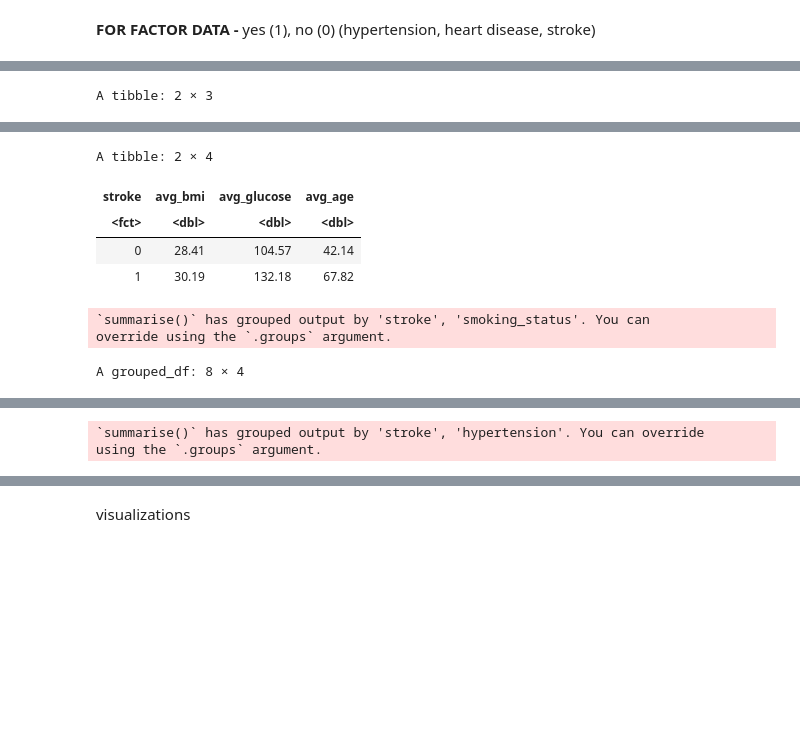
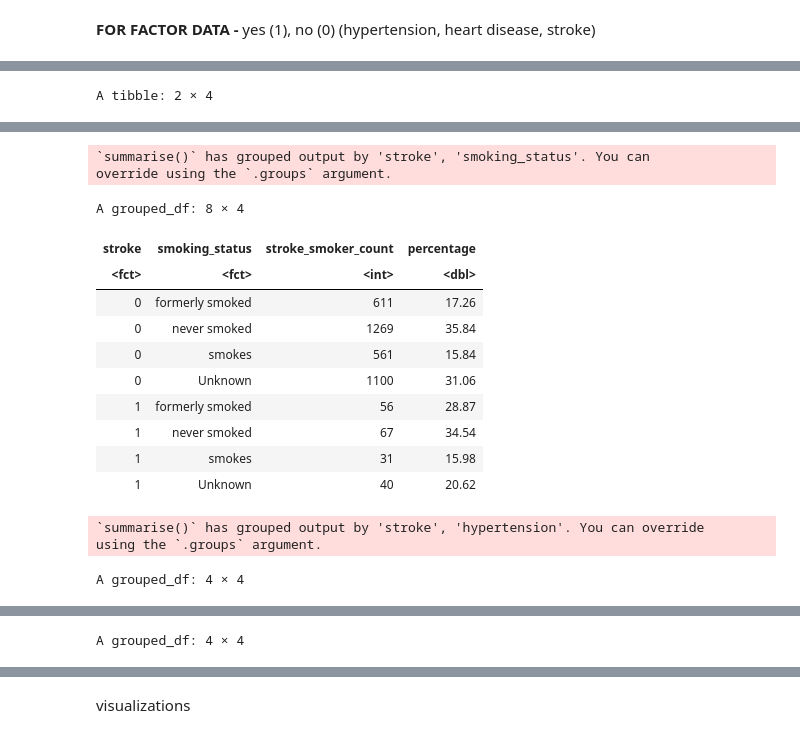
Before and after one commit to inigogrch/dsci-100-2022w2-group-29-section-007, a Jupyter notebook: project-code.ipynb, the cells around one changed output, grey strips where cells are left out. Saved outputs shown, nothing was run; the diff lists cells and outputs as text; code cells hidden in the pictures; blank space fills up the shorter version.

```diff
--- a/project-code.ipynb
+++ b/project-code.ipynb
@@ -63,7 +37,6 @@ A spec_tbl_df: 4981 × 11
 # changing chr data to categorical data (gender, smoking status, work type, residence type, hypertension, heart disease)
 # removing ever_married column
 # changed Residence_type and bmi column names
-
 brainstroke_data_v1 <- brainstroke_data |>
     mutate(across(c(gender, hypertension:Residence_type, smoking_status:stroke),
                   as_factor)) |>
@@ -72,13 +45,18 @@ brainstroke_data_v1 <- brainstroke_data |>
 colnames(brainstroke_data_v1)[6] <- 'residence_type'
 colnames(brainstroke_data_v1)[8] <- 'body_mass_index'
 
-brainstroke_data_v1
+
+# checking for missing data
+not_available <- brainstroke_data_v1 |>
+    summarize(across(everything(), ~ sum(is.na(.))))
+not_available
 
 
-# checking possible values for gender, work type, residence type, and smoking status
+# splitting into training/testing data set (75%:25% proportions)
+brainstroke_split <- initial_split(brainstroke_data_v1, prop = 0.75, strata = stroke)
 
-unique(brainstroke_data_v1$gender)
-unique(brainstroke_data_v1$work_type)
-unique(brainstroke_data_v1$residence_type)
-unique(brainstroke_data_v1$smoking_status)
+brainstroke_training <- training(brainstroke_split)
+brainstroke_testing <- testing(brainstroke_split)
+
+brainstroke_training
 # %% [output]
@@ -105,36 +79,31 @@ Levels: formerly smoked never smoked smokes Unknown
 # %% [markdown]
 <b> FOR FACTOR DATA - </b> yes (1), no (0) (hypertension, heart disease, stroke)
 # %%
-#####
+##### summaries on training data
 # creating objects for number of observations and number of those with/without stroke
-total_obs <- nrow(brainstroke_data_v1)
-no_stroke_obs <- nrow(filter(brainstroke_data_v1, stroke == 0))
-stroke_obs <- nrow(filter(brainstroke_data_v1, stroke == 1))
+total_obs <- nrow(brainstroke_training)
+no_stroke_obs <- nrow(filter(brainstroke_training, stroke == 0))
+stroke_obs <- nrow(filter(brainstroke_training, stroke == 1))
 
 
 #####
-# 1. Summarized table 1: check for missing data
-not_available <- brainstroke_data_v1 |>
-    summarize(across(everything(), ~ sum(is.na(.))))
-not_available
-
-# 2. Summarized table 2: stroke counts and proportions
-stroke_proportions <- brainstroke_data_v1 |>
+# 1. Summarized table 1: stroke counts and proportions
+stroke_proportions <- brainstroke_training |>
     group_by(stroke) |>
     summarize(stroke_count = n(),
               percentage = round((stroke_count / total_obs) * 100, 2))
 stroke_proportions
 
-# 3. Summarized table 3: average bmi, glucose level, and age of those with/without stroke
-stroke_bmi_gluc_age_avg <- brainstroke_data_v1 |>
+# 2. Summarized table 2: average bmi, glucose level, and age of those with/without stroke
+stroke_bmi_gluc_age_avg <- brainstroke_training |>
     group_by(stroke) |>
     summarise(avg_bmi = round(mean(body_mass_index), 2),
               avg_glucose = round(mean(avg_glucose_level), 2),
               avg_age = round(mean(age), 2))
 stroke_bmi_gluc_age_avg
 
-# 4. Summarized table 4: smoking status counts and proportions between those who have/have not gotten a stroke
-smoker_proportions_stroke <- brainstroke_data_v1 |>
+# 3. Summarized table 3: smoking status counts and proportions between those who have/have not gotten a stroke
+smoker_proportions_stroke <- brainstroke_training |>
     group_by(stroke, smoking_status) |>
     summarize(stroke_smoker_count = n(),
               percentage = round((stroke_smoker_count /
@@ -142,8 +111,8 @@ smoker_proportions_stroke <- brainstroke_data_v1 |>
     distinct()
 smoker_proportions_stroke
 
-# 5. Summarized table 5: hypertension counts and proportions between those who have/have not gotten a stroke
-hypertension_stroke <- brainstroke_data_v1 |>
+# 4. Summarized table 4: hypertension counts and proportions between those who have/have not gotten a stroke
+hypertension_stroke <- brainstroke_training |>
     mutate(hypertension = ifelse(hypertension == 0, 'No', 'Yes')) |>
     group_by(stroke, hypertension) |>
     summarize(stroke_hypertension_count = n(),
@@ -152,8 +121,8 @@ hypertension_stroke <- brainstroke_data_v1 |>
     distinct()
 hypertension_stroke
 
-# 6. Summarized table 6: heart disease counts and proportions between those who have/have not gotten a stroke
-heart_disease_stroke <- brainstroke_data_v1 |>
+# 5. Summarized table 5: heart disease counts and proportions between those who have/have not gotten a stroke
+heart_disease_stroke <- brainstroke_training |>
     mutate(heart_disease = ifelse(heart_disease == 0, 'No', 'Yes')) |>
     group_by(stroke, heart_disease) |>
     summarize(stroke_heartdisease_count = n(),
@@ -169 +139 @@ A tibble: 1 × 10
-A tibble: 2 × 3
+A tibble: 2 × 4
@@ -174,8 +144,16 @@ A tibble: 2 × 3
-A tibble: 2 × 4
+`summarise()` has grouped output by 'stroke', 'smoking_status'. You can
+override using the `.groups` argument.
+A grouped_df: 8 × 4
-| stroke | avg_bmi | avg_glucose | avg_age |
-| <fct> | <dbl> | <dbl> | <dbl> |
-| 0 | 28.41 | 104.57 | 42.14 |
-| 1 | 30.19 | 132.18 | 67.82 |
+| stroke | smoking_status | stroke_smoker_count | percentage |
+| <fct> | <fct> | <int> | <dbl> |
+| 0 | formerly smoked | 611 | 17.26 |
+| 0 | never smoked | 1269 | 35.84 |
+| 0 | smokes | 561 | 15.84 |
+| 0 | Unknown | 1100 | 31.06 |
+| 1 | formerly smoked | 56 | 28.87 |
+| 1 | never smoked | 67 | 34.54 |
+| 1 | smokes | 31 | 15.98 |
+| 1 | Unknown | 40 | 20.62 |
-`summarise()` has grouped output by 'stroke', 'smoking_status'. You can
-override using the `.groups` argument.
-A grouped_df: 8 × 4
+`summarise()` has grouped output by 'stroke', 'hypertension'. You can override
+using the `.groups` argument.
+A grouped_df: 4 × 4
@@ -192,2 +165,0 @@ A grouped_df: 8 × 4
-`summarise()` has grouped output by 'stroke', 'hypertension'. You can override
-using the `.groups` argument.
@@ -194,0 +168 @@ A grouped_df: 4 × 4
+A grouped_df: 4 × 4
```
Also changed, not shown: parts of 7 cells of this notebook.
